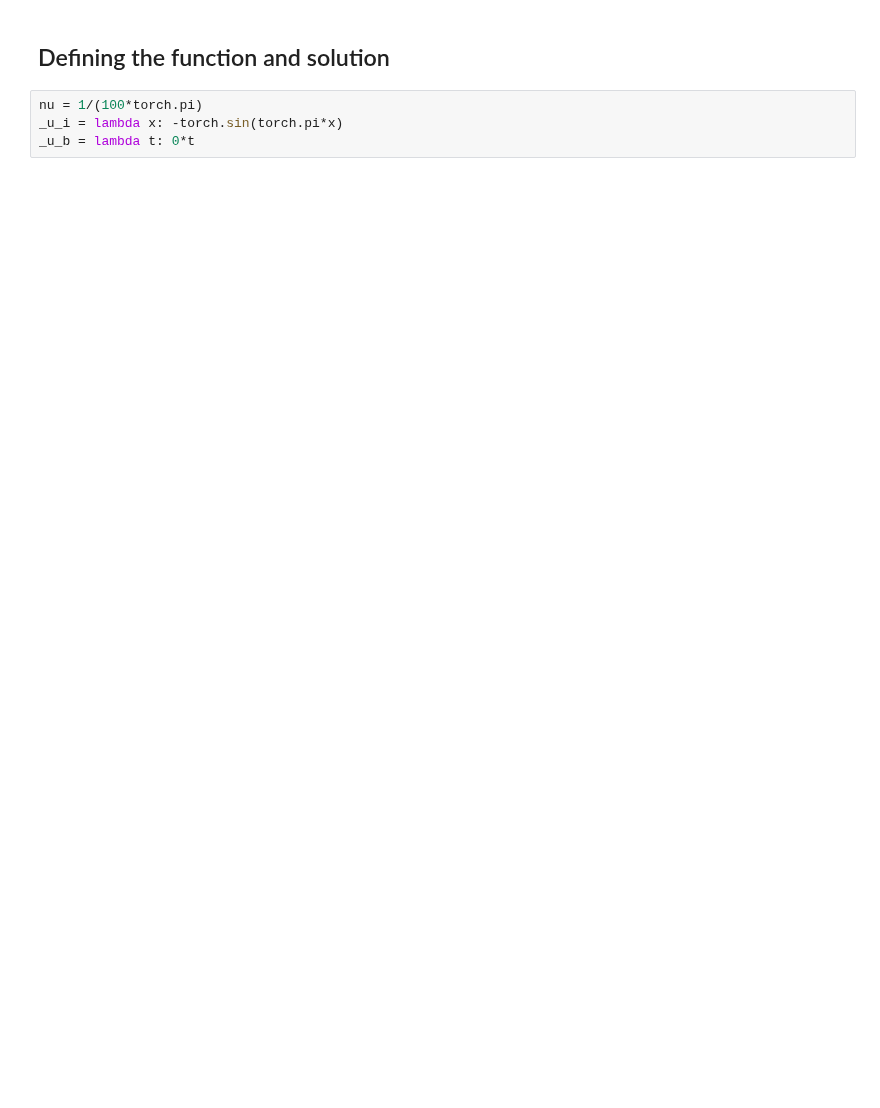
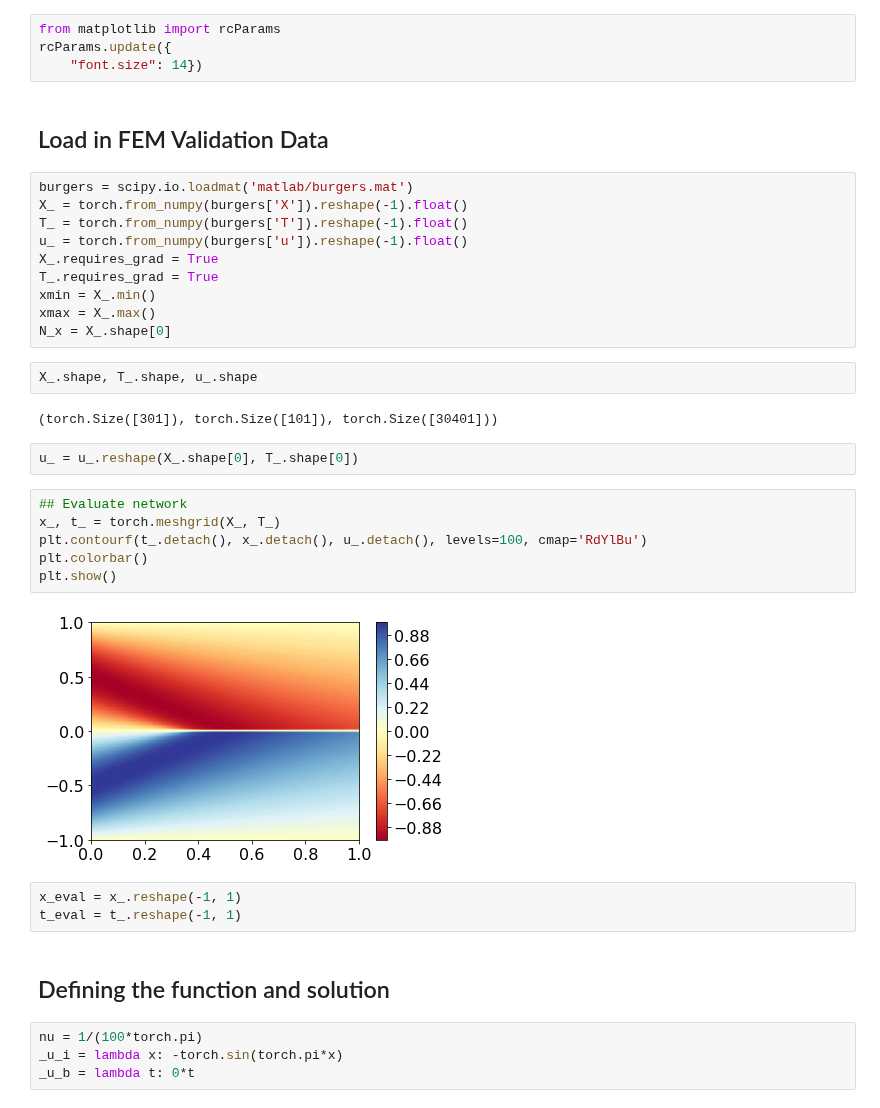
Before and after one commit to runehoejlund/deep-learning-pinn, a Jupyter notebook: PINN-Burgers.ipynb, the cells around one changed output. Drawn from its saved outputs; the diff is of its cells as text; blank space fills up the shorter version.

```diff
--- a/PINN-Burgers.ipynb
+++ b/PINN-Burgers.ipynb
@@ -6,3 +8,36 @@ import matplotlib.pyplot as plt
+# %%
+from matplotlib import rcParams
+rcParams.update({
+    "font.size": 14})
+# %% [markdown]
+## Load in FEM Validation Data
+# %%
+burgers = scipy.io.loadmat('matlab/burgers.mat')
+X_ = torch.from_numpy(burgers['X']).reshape(-1).float()
+T_ = torch.from_numpy(burgers['T']).reshape(-1).float()
+u_ = torch.from_numpy(burgers['u']).reshape(-1).float()
+X_.requires_grad = True
+T_.requires_grad = True
+xmin = X_.min()
+xmax = X_.max()
+N_x = X_.shape[0]
+# %%
+X_.shape, T_.shape, u_.shape
+# %% [output]
+(torch.Size([301]), torch.Size([101]), torch.Size([30401]))
+# %%
+u_ = u_.reshape(X_.shape[0], T_.shape[0])
+# %%
+## Evaluate network
+x_, t_ = torch.meshgrid(X_, T_)
+plt.contourf(t_.detach(), x_.detach(), u_.detach(), levels=100, cmap='RdYlBu')
+plt.colorbar()
+plt.show()
+# %% [output]
+[figure, added]
+# %%
+x_eval = x_.reshape(-1, 1)
+t_eval = t_.reshape(-1, 1)
 # %% [markdown]
 ## Defining the function and solution
 # %%
```
Also changed, not shown: parts of 16 cells of this notebook, 17 other files.
